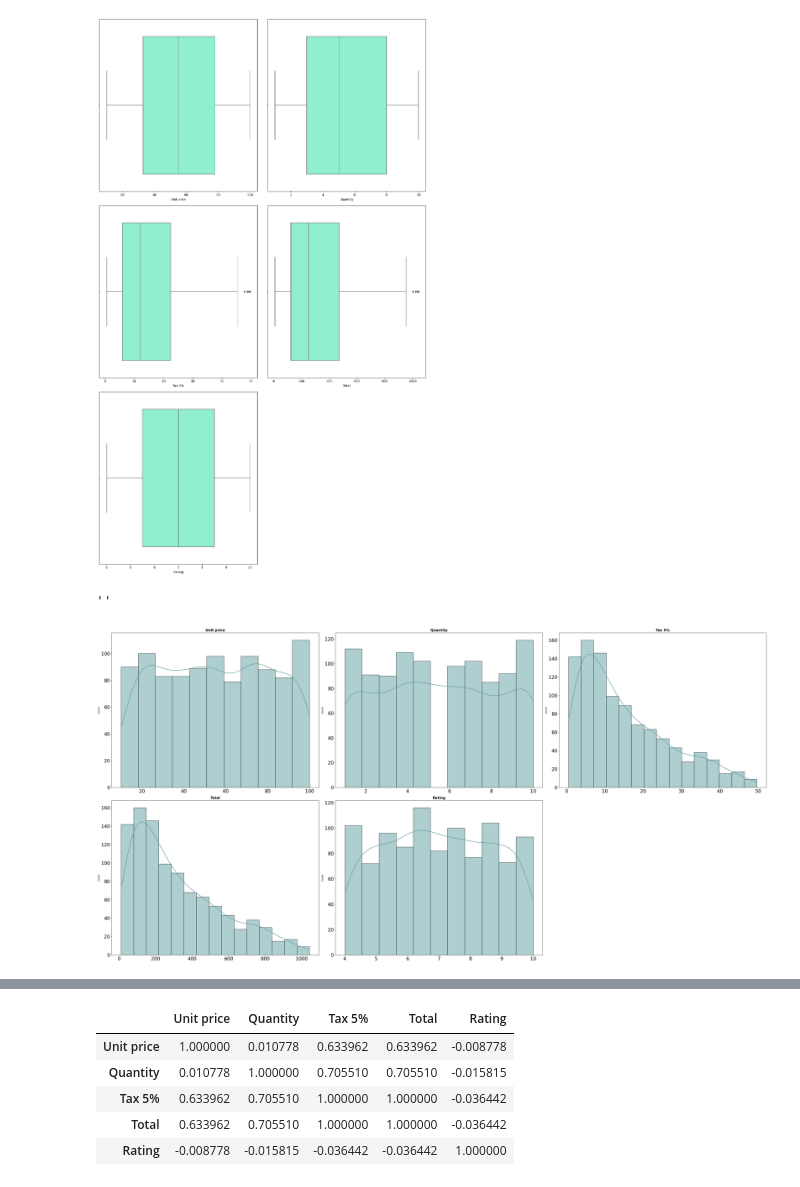
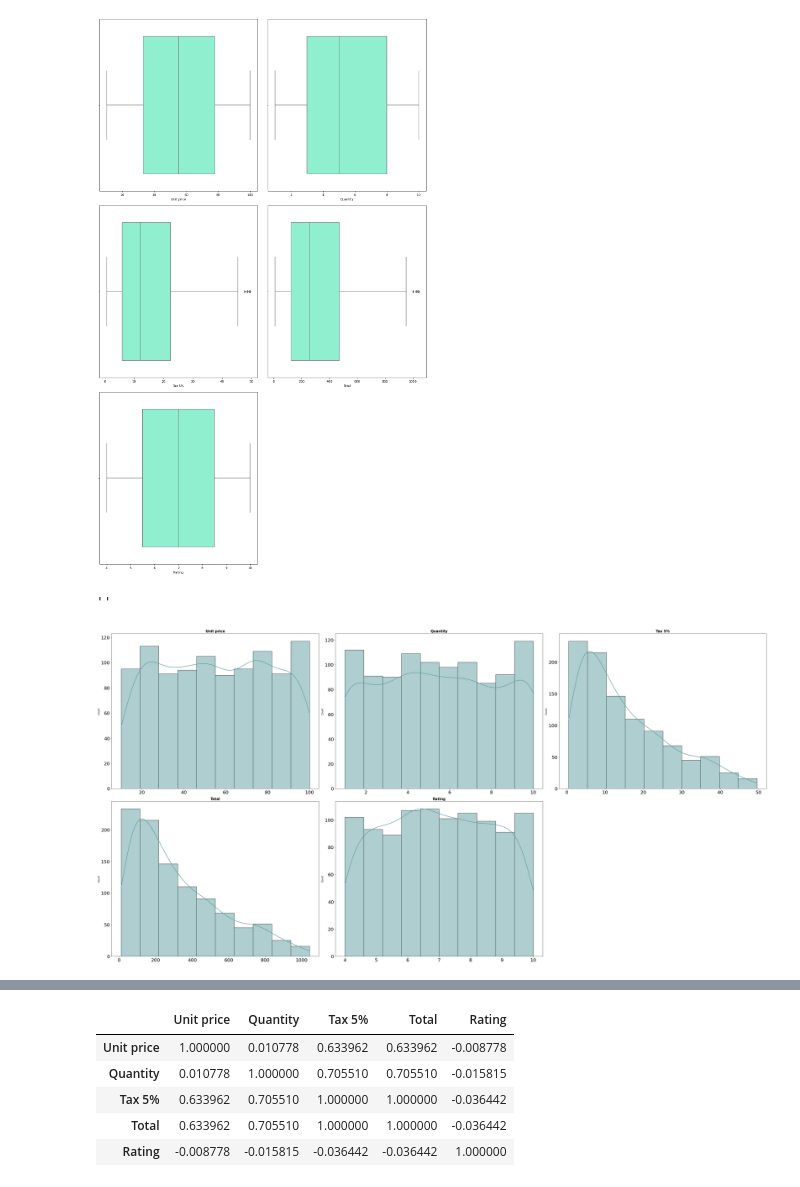
Before and after one commit to Adalab/Adalab-promo_d_da_modulo3_sprint1_Cristina_AnaBelen, a Jupyter notebook: pair_regresion_lineal1.ipynb, the cells around one changed output, grey strips where cells are left out. Cells and saved outputs as stored; diff of their text form; code cells hidden in the pictures.

```diff
--- a/pair_regresion_lineal1.ipynb
+++ b/pair_regresion_lineal1.ipynb
@@ -144,0 +187,2 @@ La fecha va de enero a marzo de 2019
+# %%
+df["hora_compras"] = pd.cut(x=df["Time"], bins = 4, labels =["Mañana", "Tarde", "Noche"])
@@ -144,0 +191,2 @@ La fecha va de enero a marzo de 2019
+# %%
+df["hora_compras"] = pd.cut(x=df["Time"], bins = [10:00, 14:00, 18:00, 21:00], labels =["Mañana", "Tarde", "Noche"])
@@ -180,32 +253,33 @@ plt.show();
 # Gráfico de distribución para cada variable numérica
 # ==============================================================================
 
 fig, axes = plt.subplots(nrows = 2, ncols = 3, figsize = (40, 20))
 
 
 axes = axes.flat
 
 columnas_numeric = df.select_dtypes(include = np.number).columns
 
 
 for i, colum in enumerate(columnas_numeric):
     sns.histplot(
         data = df,
         x = colum,
         kde = True,
         color = "cadetblue",
         line_kws = {"linewidth": 2}, # para indicar el ancho de las líneas de las barras
-        alpha = 0.5, # para especificar la transparencia del color
+        alpha = 0.5,
+        bins = 10, # para especificar la transparencia del color
         ax = axes[i])
 
 
     axes[i].set_title(colum, fontsize = 15, fontweight = "bold")
     axes[i].tick_params(labelsize = 20)
     axes[i].set_xlabel("")
 
 fig.tight_layout()
 fig.delaxes(axes[-1])
 ;
 # %% [output]
 ''
-[figure, old version]
+[figure, new version]
```
Also changed, not shown: parts of 15 cells of this notebook, 1 other file.
